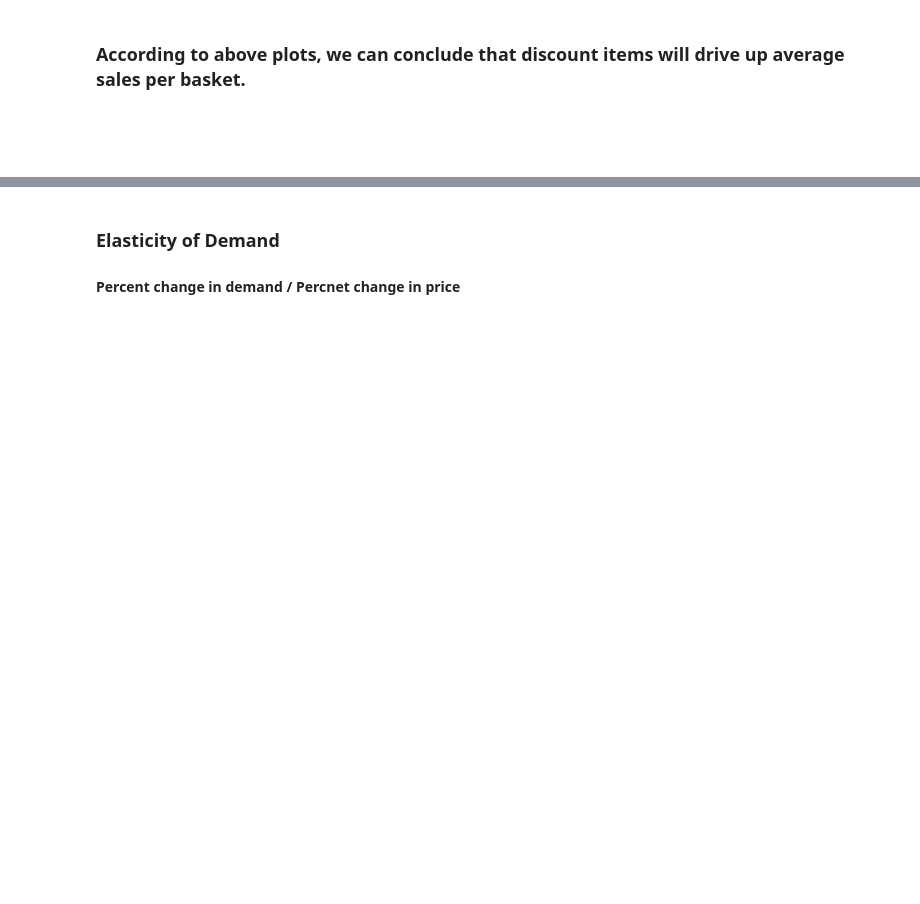
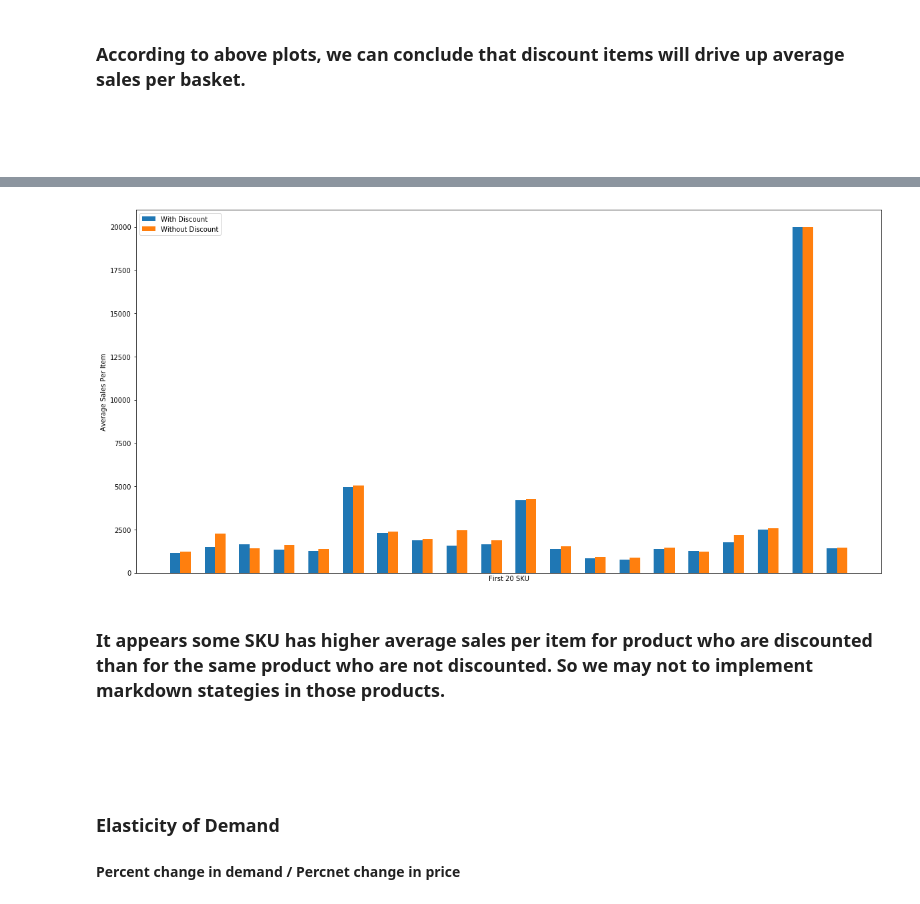
Before and after one commit to WorgenZhang/Retail-Project, a Jupyter notebook: Retail_17.8.2.ipynb, the cells around one changed output, grey strips where cells are left out. Drawn from its saved outputs; the diff is of its cells as text; code cells hidden in the pictures; blank space fills up the shorter version.

```diff
--- a/Retail_17.8.2.ipynb
+++ b/Retail_17.8.2.ipynb
@@ -569,0 +620,4 @@ ax.legend((rects1[0],rects2[0]),('With Discount','Without Discount'))
+# %%
+# average sales per item
+data1['Average_sales'] = data1.Total / data1.Counts
+data1.head()
@@ -569,0 +676,4 @@ ax.legend((rects1[0],rects2[0]),('With Discount','Without Discount'))
+# %%
+# average sales per item
+data2['Average_sales'] = data2.Total / data2.Counts
+data2.head()
@@ -569,0 +687,13 @@ ax.legend((rects1[0],rects2[0]),('With Discount','Without Discount'))
+# %%
+# Inner Join data1 and data2 with same SKU
+q='''
+  select
+    a.SKU, a.Average_sales as Discount_Average_Sales , b.Average_sales as Non_Discount_Average_Sales
+  from
+      data1 a
+  inner join
+      data2 b
+  on
+      a.SKU = b.SKU
+  '''
+data3= pysqldf(q)
@@ -570,3 +709,21 @@ ax.legend((rects1[0],rects2[0]),('With Discount','Without Discount'))
+# %%
+# Visualize total sales for each product
+fig, ax = plt.subplots(figsize=(20,10))
+x = np.arange(20)
+rects1 = ax.bar(x,data3.Discount_Average_Sales[:20],width=(x[1]-x[0])*0.3)
+ax.set_ylabel('Average Sales Per Item')
+ax.set_xlabel('First 20 SKU')
+ax.set_xticks(x+0.3/2)
+rects2 = ax.bar(x+0.3,data3.Non_Discount_Average_Sales[:20],width=(x[1]-x[0])*0.3) #another bar
+ax.legend((rects1[0],rects2[0]),('With Discount','Without Discount')) #legend
+
+plt.tick_params(axis='x',bottom='off',labelbottom='off')
+# %% [output]
+[figure, added]
+# %% [markdown]
+### It appears some SKU has higher average sales per item for product who are discounted than for the same product who are not discounted. So we may not to implement markdown stategies in those products.
+# %% [markdown]
+<br><br>
 # %% [markdown]
 ### Elasticity of Demand
 #### Percent change in demand / Percnet change in price
```
Also changed, not shown: parts of 18 cells of this notebook.
